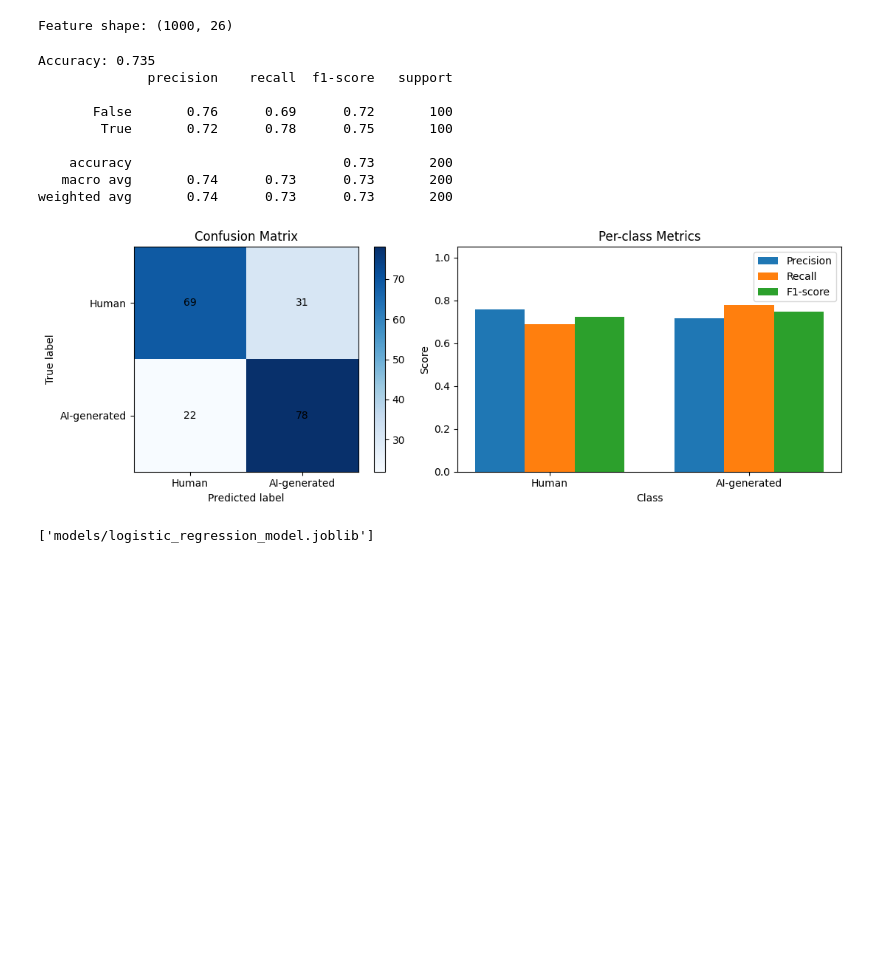
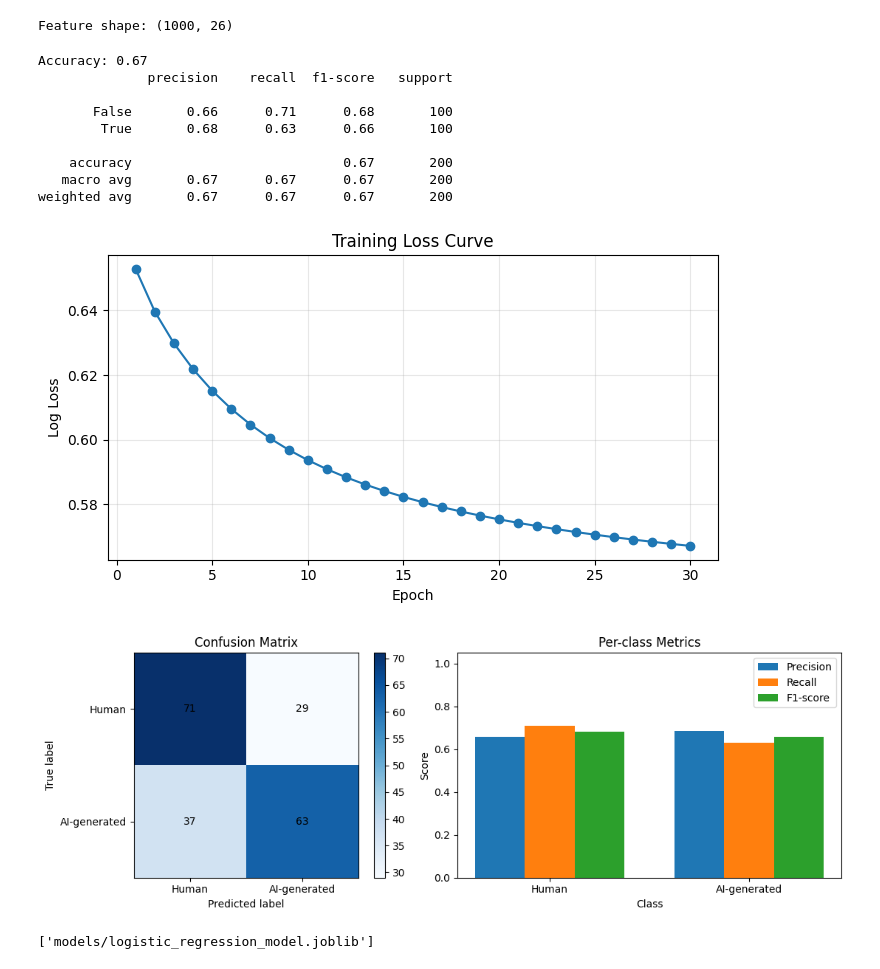
Before and after one commit to lil-yc/aps360-project, a Jupyter notebook: baseline.ipynb, the cells around one changed output. Cells and saved outputs as stored; diff of their text form; code cells hidden in the pictures; blank space fills up the shorter version.

Commit message:
add training loss curve to baseline

```diff
--- a/baseline.ipynb
+++ b/baseline.ipynb
@@ -31,6 +31,7 @@ SAMPLES_PER_CLASS = 500
 DATASET_SAMPLE_COUNT = None  # set to an int to use a smaller shuffled subset
 
 RANDOM_SEED = 42
+TRAINING_EPOCHS = 30
 
 # performance settings
 FEATURE_CACHE = True
@@ -304,9 +305,20 @@ X_train, X_test, y_train, y_test = train_test_split(
     random_state=RANDOM_SEED
 )
 
-model = LogisticRegression(max_iter=2000, random_state=RANDOM_SEED)
+# Train incrementally so we can record loss after each solver pass.
+model = LogisticRegression(
+    max_iter=1,
+    warm_start=True,
+    solver="saga",
+    random_state=RANDOM_SEED
+)
 
-model.fit(X_train, y_train)
+train_losses = []
+for epoch in range(TRAINING_EPOCHS):
+    model.fit(X_train, y_train)
+    y_train_proba = model.predict_proba(X_train)
+    train_loss = log_loss(y_train, y_train_proba, labels=model.classes_)
+    train_losses.append(train_loss)
 
 y_pred = model.predict(X_test)
 # %%
@@ -352,22 +364,36 @@ def plot_baseline_metrics(y_true, y_pred, class_names=("Human", "AI-generated"))
 
     plt.tight_layout()
     plt.show()
+
+
+def plot_training_loss(train_losses):
+    epochs = np.arange(1, len(train_losses) + 1)
+    plt.figure(figsize=(7, 4))
+    plt.plot(epochs, train_losses, marker="o")
+    plt.title("Training Loss Curve")
+    plt.xlabel("Epoch")
+    plt.ylabel("Log Loss")
+    plt.grid(True, alpha=0.3)
+    plt.tight_layout()
+    plt.show()
 # %%
 print("Accuracy:", accuracy_score(y_test, y_pred))
 print(classification_report(y_test, y_pred))
 
+plot_training_loss(train_losses)
 plot_baseline_metrics(y_test, y_pred)
 # %% [output]
-Accuracy: 0.735
+Accuracy: 0.67
               precision    recall  f1-score   support
 
-       False       0.76      0.69      0.72       100
-        True       0.72      0.78      0.75       100
+       False       0.66      0.71      0.68       100
+        True       0.68      0.63      0.66       100
 
-    accuracy                           0.73       200
-   macro avg       0.74      0.73      0.73       200
-weighted avg       0.74      0.73      0.73       200
+    accuracy                           0.67       200
+   macro avg       0.67      0.67      0.67       200
+weighted avg       0.67      0.67      0.67       200
-[figure, old version]
+[figure, new version]
+[figure, added]
 # %%
 # save model with joblib
 Path("models").mkdir(parents=True, exist_ok=True)
```
Also changed, not shown: parts of 1 cell of this notebook, 1 other file.
